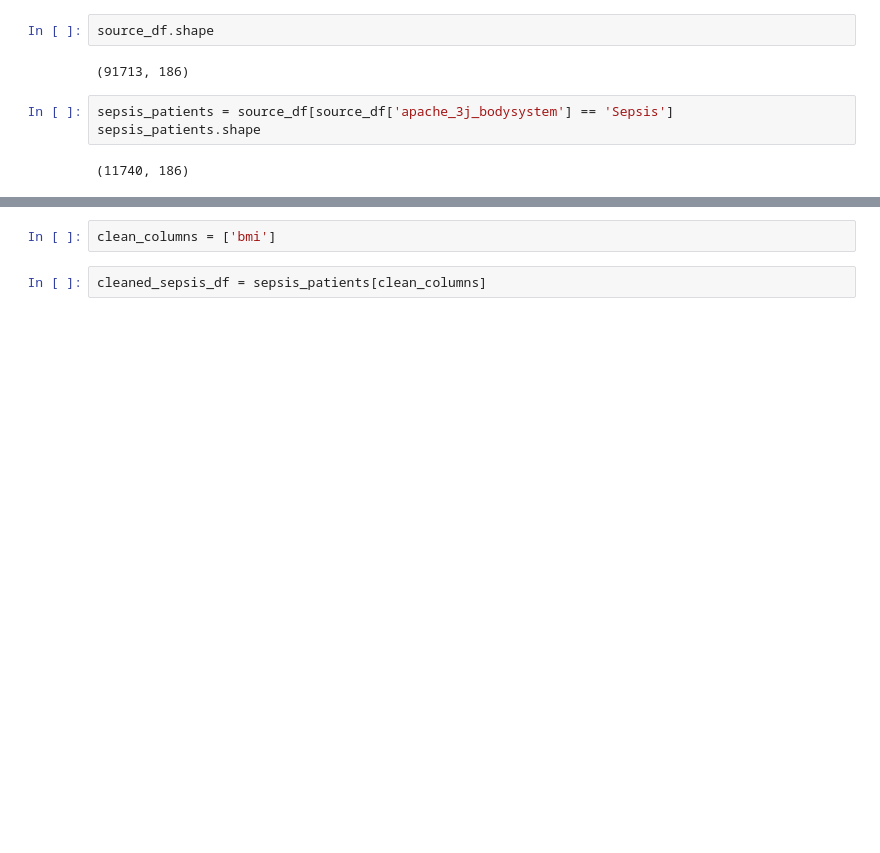
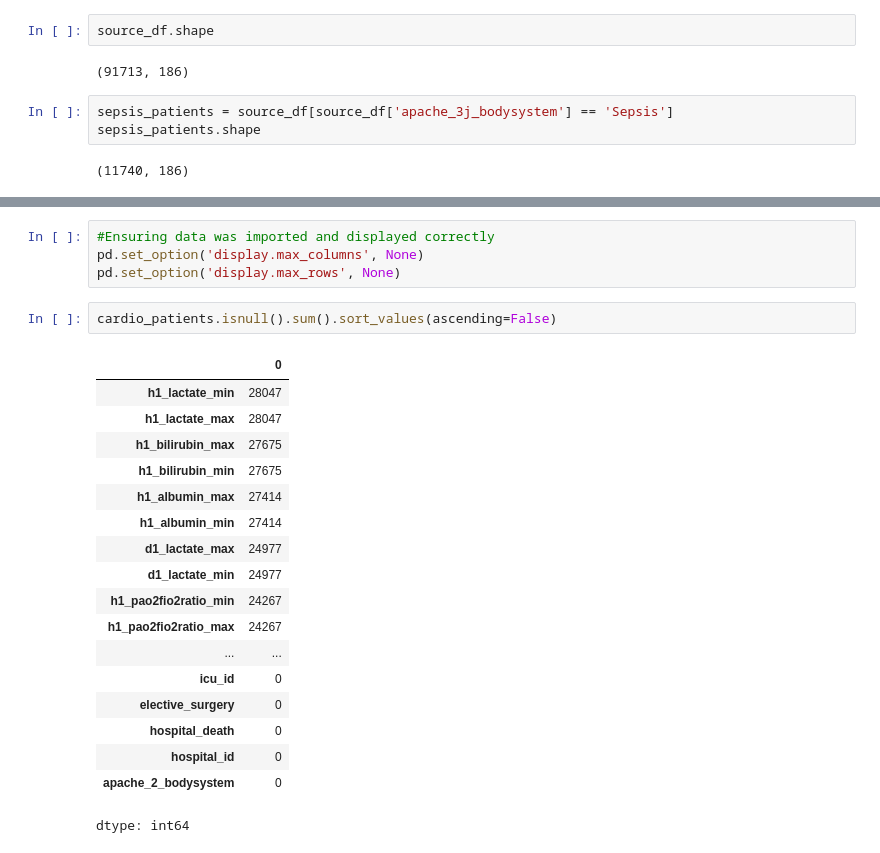
Before and after one commit to syedokun/HAD7001, a Jupyter notebook: Datathon_3/Datathon_3.ipynb, the cells around one changed output, grey strips where cells are left out. Cells and saved outputs as stored; diff of their text form; blank space fills up the shorter version.

```diff
--- a/Datathon_3/Datathon_3.ipynb
+++ b/Datathon_3/Datathon_3.ipynb
@@ -68,4 +103,25 @@ apache_4a_icu_death_prob and apache_4a_hospital_death_prob: 0.8965747909387477
-# %%
-clean_columns = ['bmi']
-# %%
-cleaned_sepsis_df = sepsis_patients[clean_columns]
+# %%
+#Ensuring data was imported and displayed correctly
+pd.set_option('display.max_columns', None)
+pd.set_option('display.max_rows', None)
+# %%
+cardio_patients.isnull().sum().sort_values(ascending=False)
+# %% [output]
+|  | 0 |
+| h1_lactate_min | 28047 |
+| h1_lactate_max | 28047 |
+| h1_bilirubin_max | 27675 |
+| h1_bilirubin_min | 27675 |
+| h1_albumin_max | 27414 |
+| h1_albumin_min | 27414 |
+| d1_lactate_max | 24977 |
+| d1_lactate_min | 24977 |
+| h1_pao2fio2ratio_min | 24267 |
+| h1_pao2fio2ratio_max | 24267 |
+| ... | ... |
+| icu_id | 0 |
+| elective_surgery | 0 |
+| hospital_death | 0 |
+| hospital_id | 0 |
+| apache_2_bodysystem | 0 |
+dtype: int64
```
Also changed, not shown: parts of 11 cells of this notebook.
